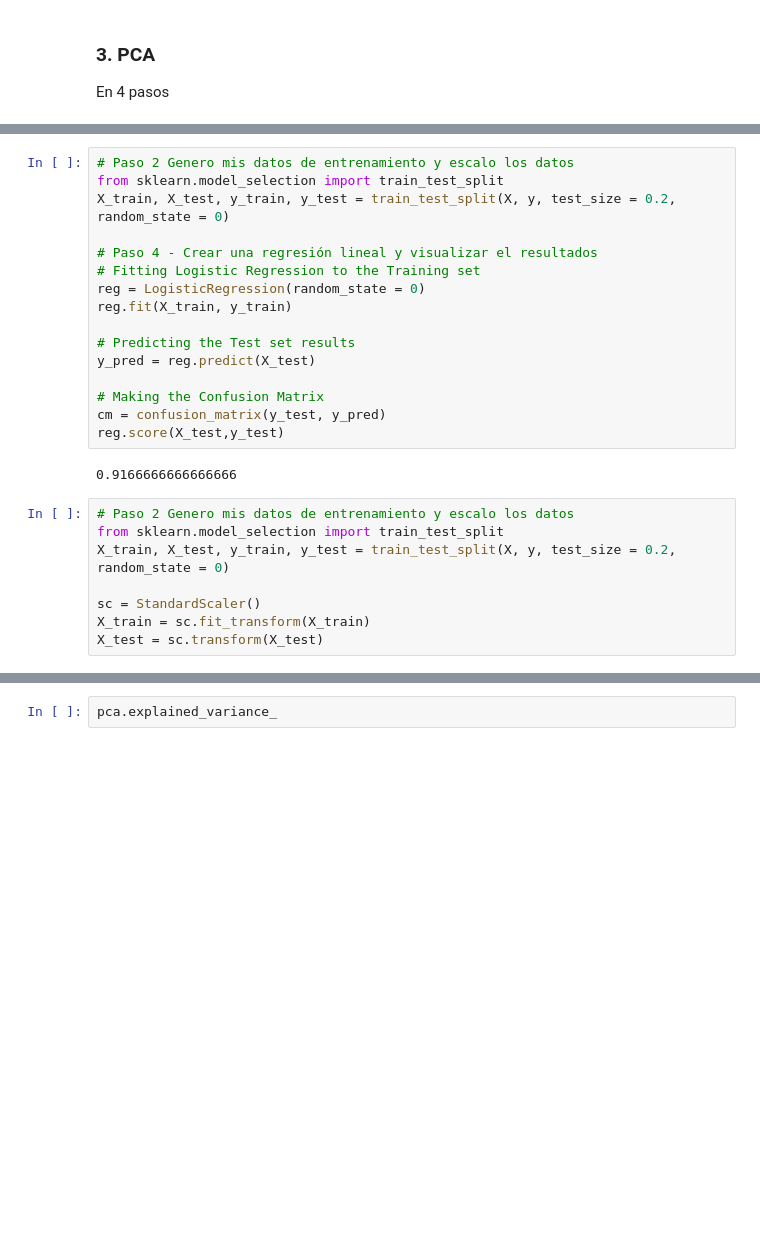
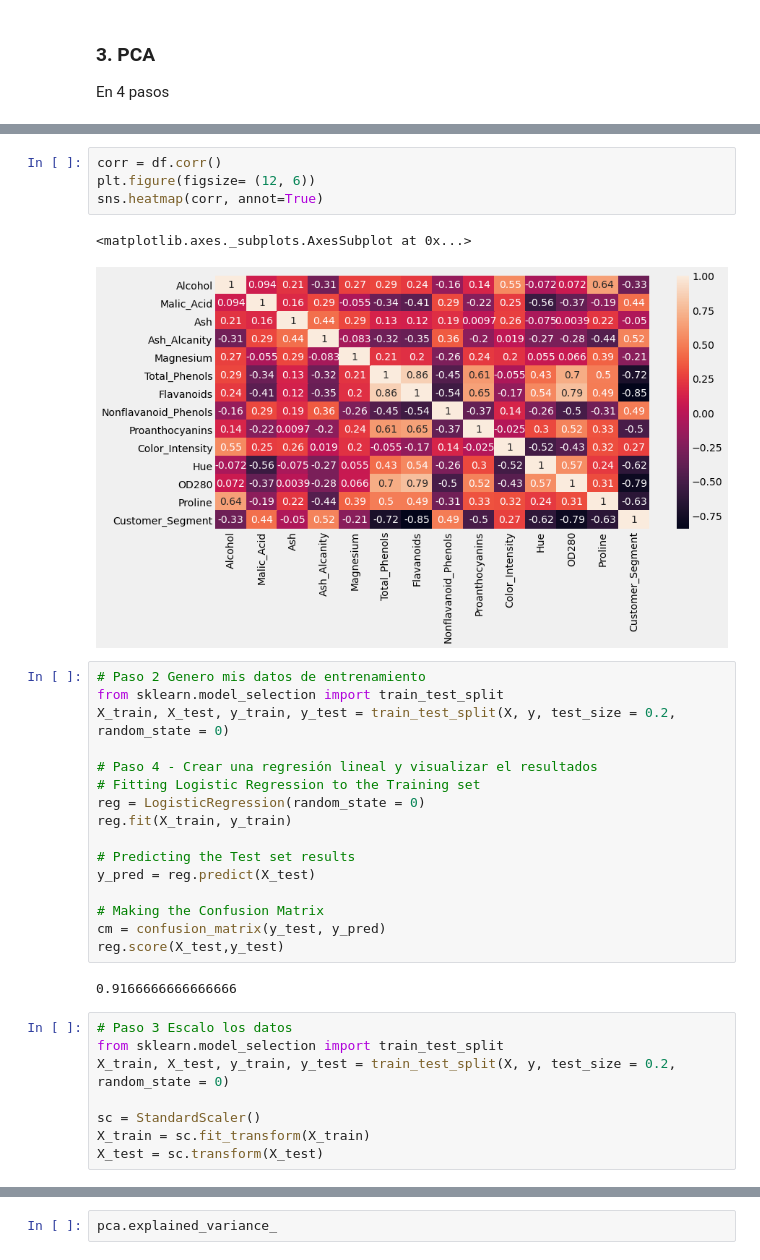
Before and after one commit to julian-masdatascience/ML, a Jupyter notebook: ML_No_Supervisado.ipynb, the cells around one changed output, grey strips where cells are left out. Cells and saved outputs as stored; diff of their text form; blank space fills up the shorter version.

```diff
--- a/ML_No_Supervisado.ipynb
+++ b/ML_No_Supervisado.ipynb
@@ -265,5 +277,12 @@ df.sample(3)
+# %%
+corr = df.corr()
+plt.figure(figsize= (12, 6))
+sns.heatmap(corr, annot=True)
+# %% [output]
+<matplotlib.axes._subplots.AxesSubplot at 0x...>
+[figure, added]
 # %%
-# Paso 2 Genero mis datos de entrenamiento y escalo los datos
+# Paso 2 Genero mis datos de entrenamiento
 from sklearn.model_selection import train_test_split
 X_train, X_test, y_train, y_test = train_test_split(X, y, test_size = 0.2, random_state = 0)
 
@@ -281,7 +300,7 @@ reg.score(X_test,y_test)
 # %% [output]
 0.9166666666666666
 # %%
-# Paso 2 Genero mis datos de entrenamiento y escalo los datos
+# Paso 3 Escalo los datos
 from sklearn.model_selection import train_test_split
 X_train, X_test, y_train, y_test = train_test_split(X, y, test_size = 0.2, random_state = 0)
 
```
Also changed, not shown: parts of 16 cells of this notebook.
